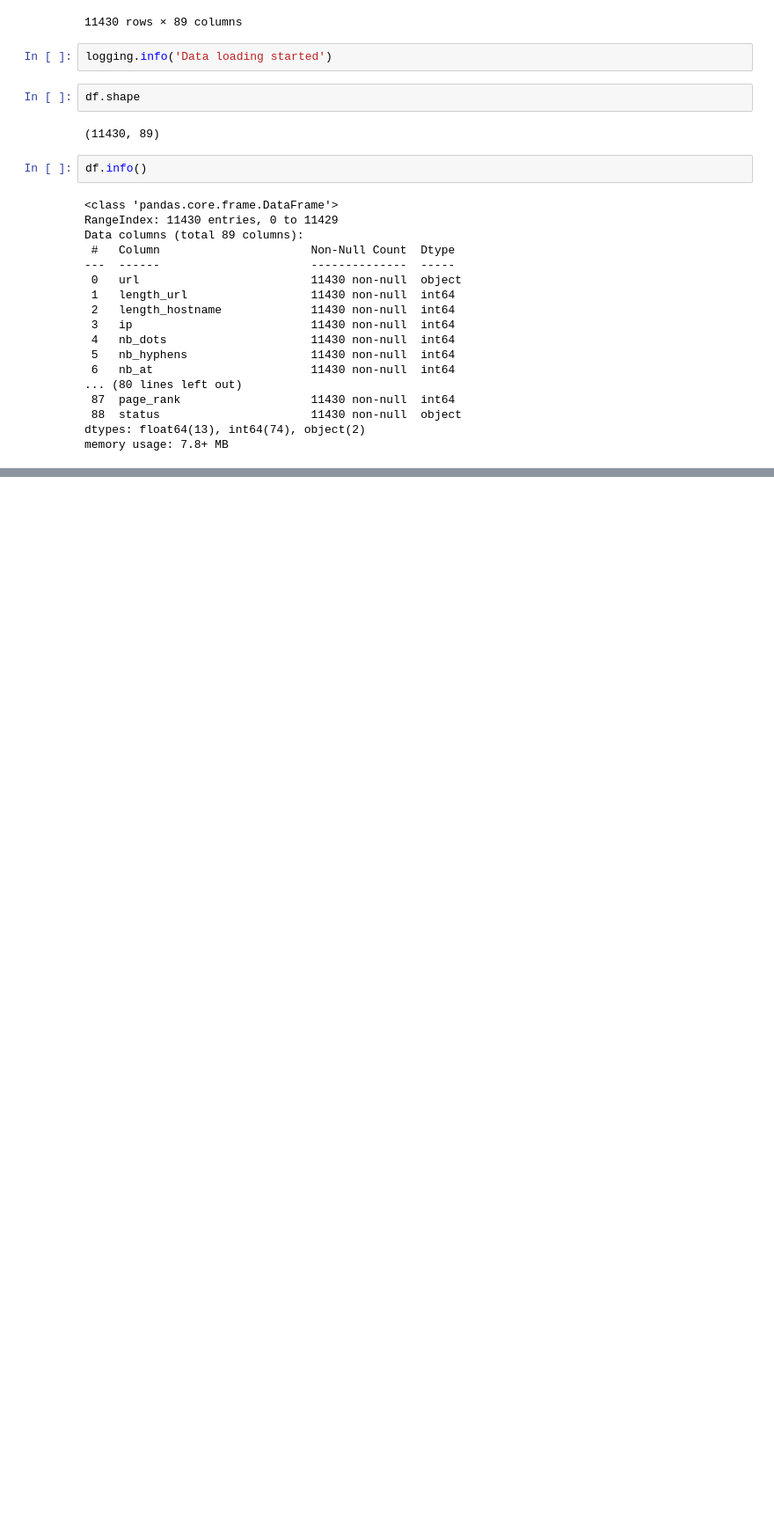
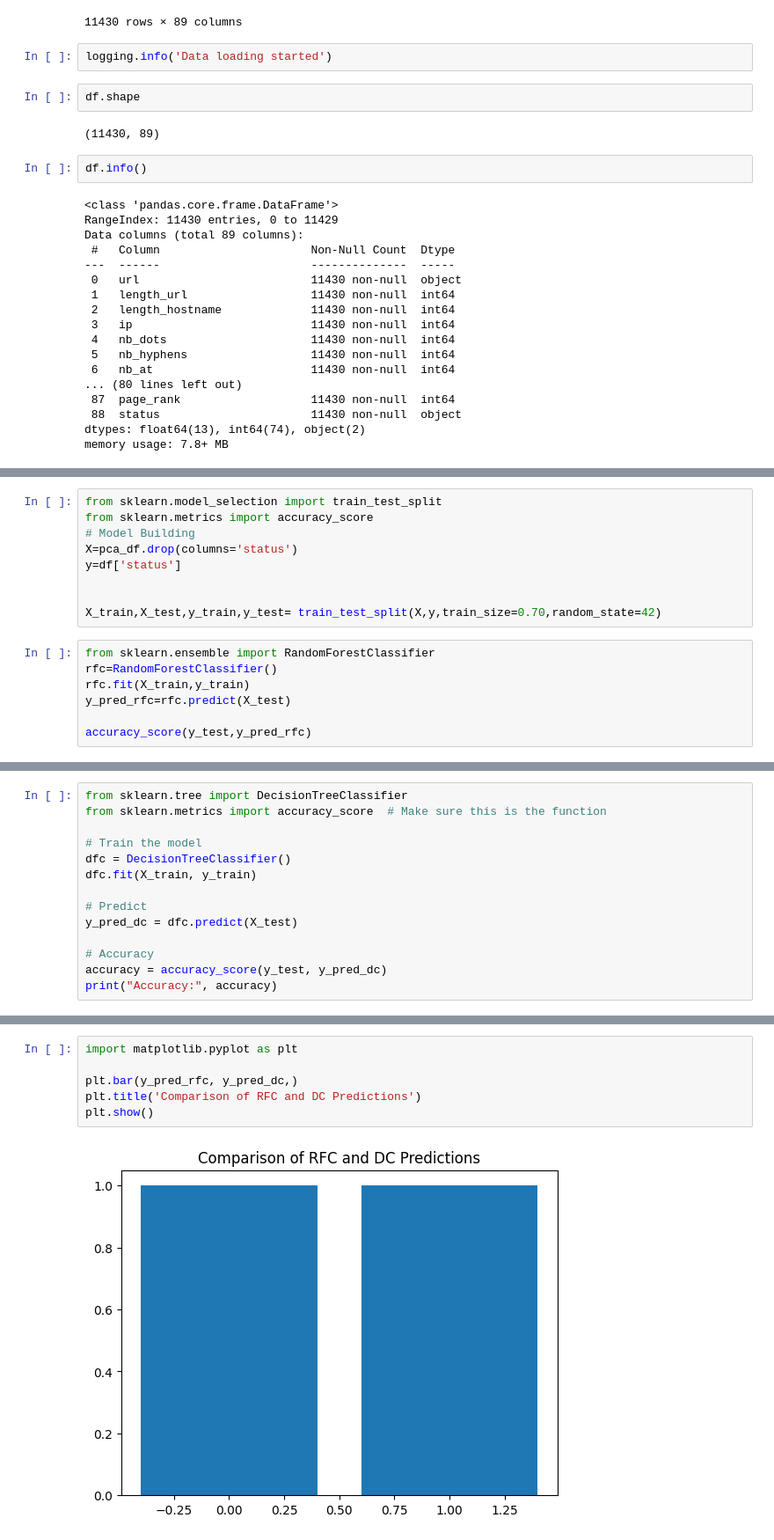
Before and after one commit to MontyVasita18/CodeB_Internship, a Jupyter notebook: model.ipynb, the cells around one changed output, grey strips where cells are left out. Shown at 88% size. Cells and saved outputs as stored; diff of their text form; blank space fills up the shorter version.

```diff
--- a/model.ipynb
+++ b/model.ipynb
@@ -70,0 +273,16 @@ memory usage: 7.8+ MB
+# %%
+from sklearn.model_selection import train_test_split
+from sklearn.metrics import accuracy_score
+# Model Building
+X=pca_df.drop(columns='status')
+y=df['status']
+
+
+X_train,X_test,y_train,y_test= train_test_split(X,y,train_size=0.70,random_state=42)
+# %%
+from sklearn.ensemble import RandomForestClassifier
+rfc=RandomForestClassifier()
+rfc.fit(X_train,y_train)
+y_pred_rfc=rfc.predict(X_test)
+
+accuracy_score(y_test,y_pred_rfc)
@@ -70,0 +291,14 @@ memory usage: 7.8+ MB
+# %%
+from sklearn.tree import DecisionTreeClassifier
+from sklearn.metrics import accuracy_score  # Make sure this is the function
+
+# Train the model
+dfc = DecisionTreeClassifier()
+dfc.fit(X_train, y_train)
+
+# Predict
+y_pred_dc = dfc.predict(X_test)
+
+# Accuracy
+accuracy = accuracy_score(y_test, y_pred_dc)
+print("Accuracy:", accuracy)
@@ -70,0 +326,8 @@ memory usage: 7.8+ MB
+# %%
+import matplotlib.pyplot as plt
+
+plt.bar(y_pred_rfc, y_pred_dc,)
+plt.title('Comparison of RFC and DC Predictions')
+plt.show()
+# %% [output]
+[figure, added]
```
Also changed, not shown: parts of 16 cells of this notebook, 2 other files.
